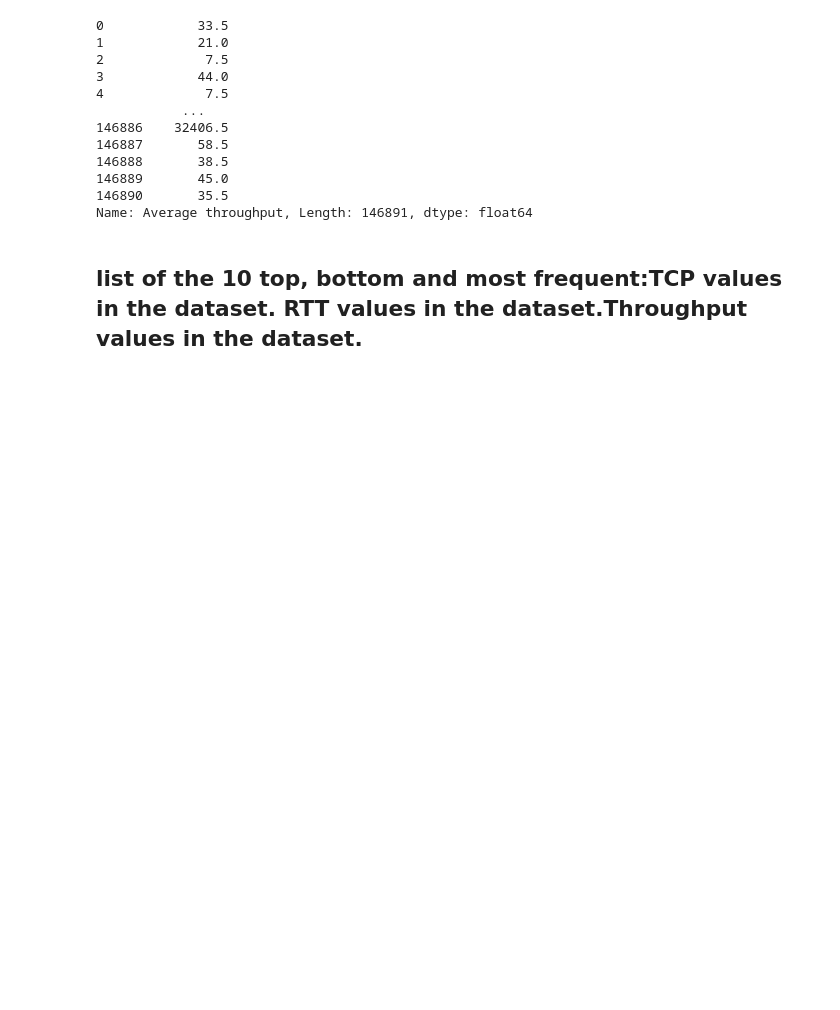
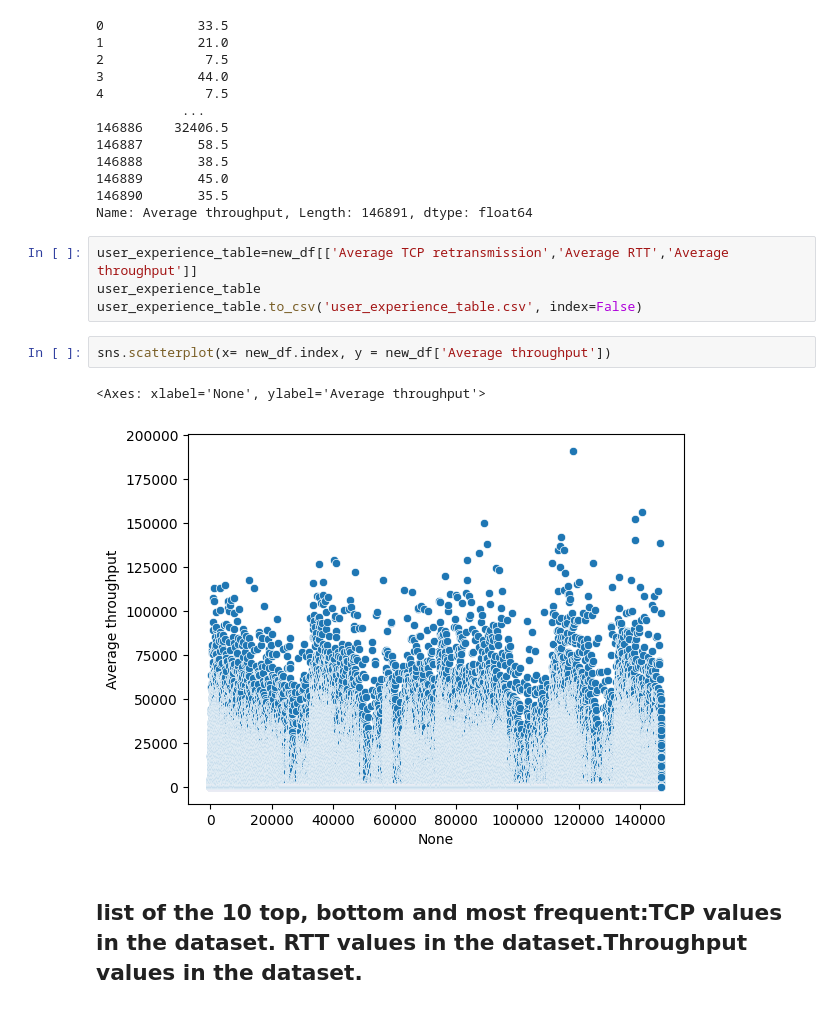
Before and after one commit to mikiiiss/10-Academy-Cohort-B---Weekly-Challenge-Week-1, a Jupyter notebook: Notebook/expierence.ipynb, the cells around one changed output. Saved outputs shown, nothing was run; the diff lists cells and outputs as text; blank space fills up the shorter version.

Commit message:
user analytics of Tellco

```diff
--- a/Notebook/expierence.ipynb
+++ b/Notebook/expierence.ipynb
@@ -75,6 +83,15 @@ new_df['Average throughput']
 146889       45.0
 146890       35.5
 Name: Average throughput, Length: 146891, dtype: float64
+# %%
+user_experience_table=new_df[['Average TCP retransmission','Average RTT','Average throughput']]
+user_experience_table
+user_experience_table.to_csv('user_experience_table.csv', index=False)
+# %%
+sns.scatterplot(x= new_df.index, y = new_df['Average throughput'])
+# %% [output]
+<Axes: xlabel='None', ylabel='Average throughput'>
+[figure, added]
 # %% [markdown]
 ## list of the 10 top, bottom and most frequent:TCP values in the dataset. RTT values in the dataset.Throughput values in the dataset.
 # %%
```
Also changed, not shown: parts of 8 cells of this notebook, 25 other files.
